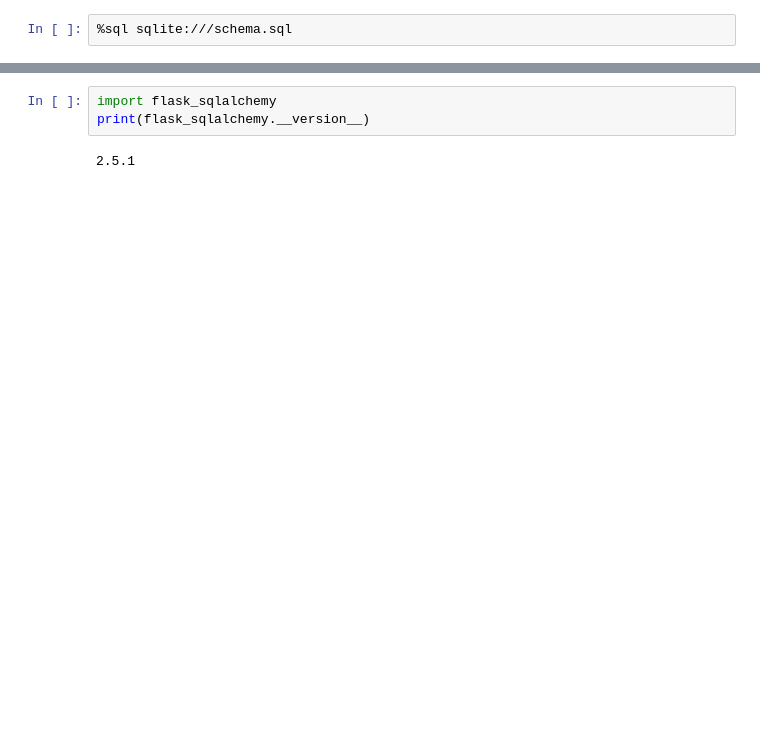
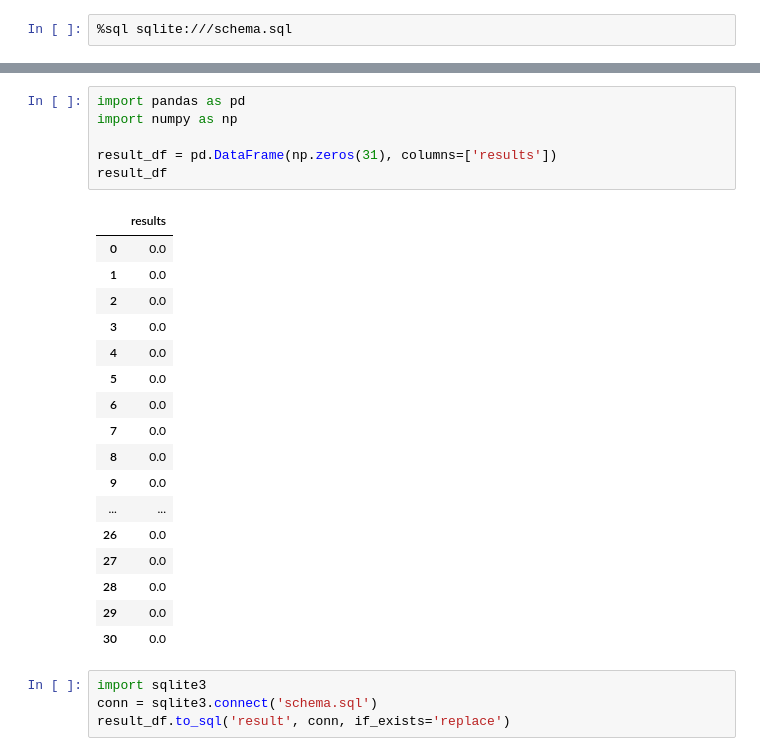
Before and after one commit to irenechang1510/mood-journaling, a Jupyter notebook: experiment.ipynb, the cells around one changed output, grey strips where cells are left out. Saved outputs shown, nothing was run; the diff lists cells and outputs as text; blank space fills up the shorter version.

```diff
--- a/experiment.ipynb
+++ b/experiment.ipynb
@@ -435,5 +490,28 @@ Done.
-# %%
-import flask_sqlalchemy
-print(flask_sqlalchemy.__version__)
-# %% [output]
-2.5.1
+# %%
+import pandas as pd
+import numpy as np
+
+result_df = pd.DataFrame(np.zeros(31), columns=['results'])
+result_df
+# %% [output]
+|  | results |
+| 0 | 0.0 |
+| 1 | 0.0 |
+| 2 | 0.0 |
+| 3 | 0.0 |
+| 4 | 0.0 |
+| 5 | 0.0 |
+| 6 | 0.0 |
+| 7 | 0.0 |
+| 8 | 0.0 |
+| 9 | 0.0 |
+| ... | ... |
+| 26 | 0.0 |
+| 27 | 0.0 |
+| 28 | 0.0 |
+| 29 | 0.0 |
+| 30 | 0.0 |
+# %%
+import sqlite3
+conn = sqlite3.connect('schema.sql')
+result_df.to_sql('result', conn, if_exists='replace')
```
Also changed, not shown: parts of 11 cells of this notebook, 7 other files.
